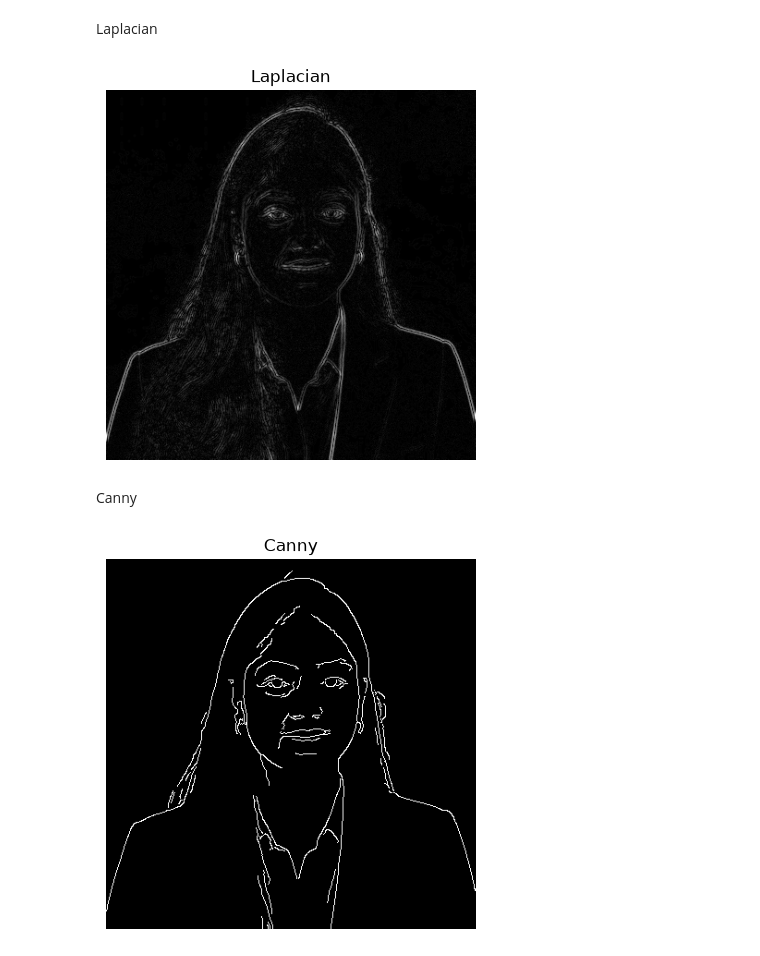
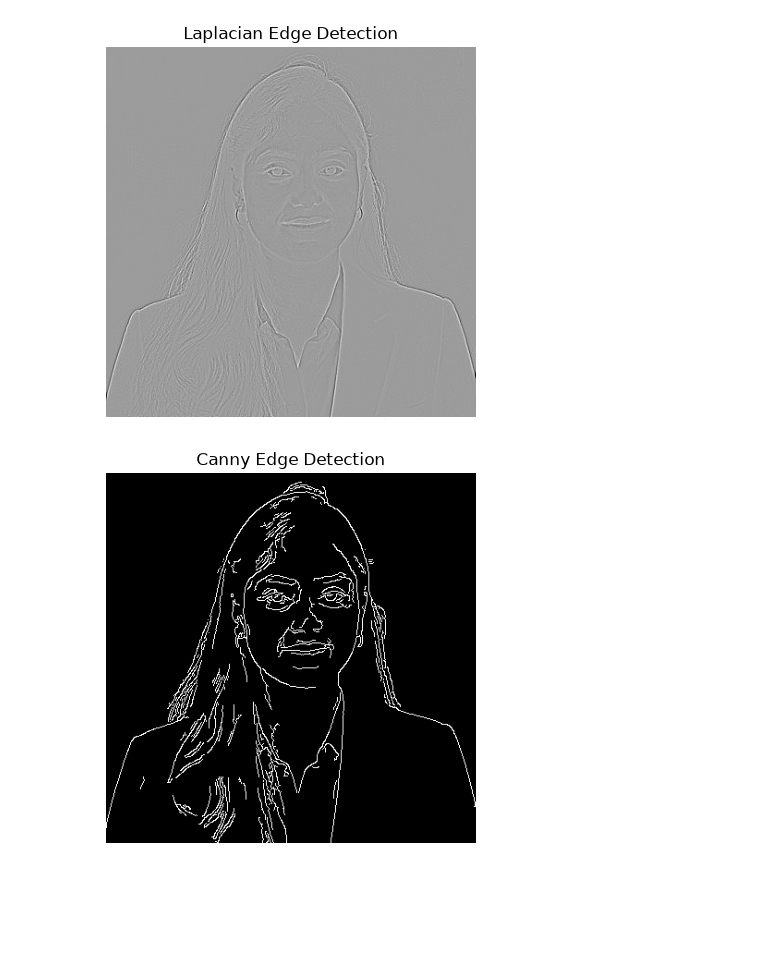
Before and after one commit to Ramithachowdary/edge-detection-opencv, a Jupyter notebook: Ex-6.ipynb, the cells around one changed output. Saved outputs shown, nothing was run; the diff lists cells and outputs as text; code cells hidden in the pictures; blank space fills up the shorter version.

```diff
--- a/Ex-6.ipynb
+++ b/Ex-6.ipynb
@@ -7,11 +8,9 @@ import cv2
 import numpy as np
 import matplotlib.pyplot as plt
 
-bgr = cv2.imread("ramitha.png")
-gray = cv2.cvtColor(bgr, cv2.COLOR_BGR2GRAY)
-soft = cv2.GaussianBlur(gray, (3, 3), 0)
-plt.imshow(soft, cmap="gray")
-plt.title("Blurred grayscale")
-plt.axis("off")
-plt.show()
+image = cv2.imread('ramitha.png')
+gray_image = cv2.cvtColor(image, cv2.COLOR_BGR2GRAY)
+plt.imshow(cv2.cvtColor(image, cv2.COLOR_BGR2RGB))
+plt.title('Original Image')
+plt.axis('off')
 # %% [output]
@@ -64,20 +27,14 @@ plt.show()
-# %% [markdown]
-Laplacian
 # %%
-lap = cv2.convertScaleAbs(cv2.Laplacian(soft, cv2.CV_64F))
-plt.imshow(lap, cmap="gray")
-plt.title("Laplacian")
-plt.axis("off")
-plt.show()
+laplacian = cv2.Laplacian(gray_image, cv2.CV_64F)
+plt.imshow(laplacian, cmap='gray')
+plt.title('Laplacian Edge Detection')
+plt.axis('off')
 # %% [output]
-[figure, old version]
+[figure, new version]
-# %% [markdown]
-Canny
 # %%
-edges = cv2.Canny(soft, 80, 160)
-plt.imshow(edges, cmap="gray")
-plt.title("Canny")
-plt.axis("off")
-plt.show()
+canny_edges = cv2.Canny(gray_image, 50, 150)
+plt.imshow(canny_edges, cmap='gray')
+plt.title('Canny Edge Detection')
+plt.axis('off')
 # %% [output]
-[figure, old version]
+[figure, new version]
```
Also changed, not shown: parts of 9 cells of this notebook, 10 other files.
